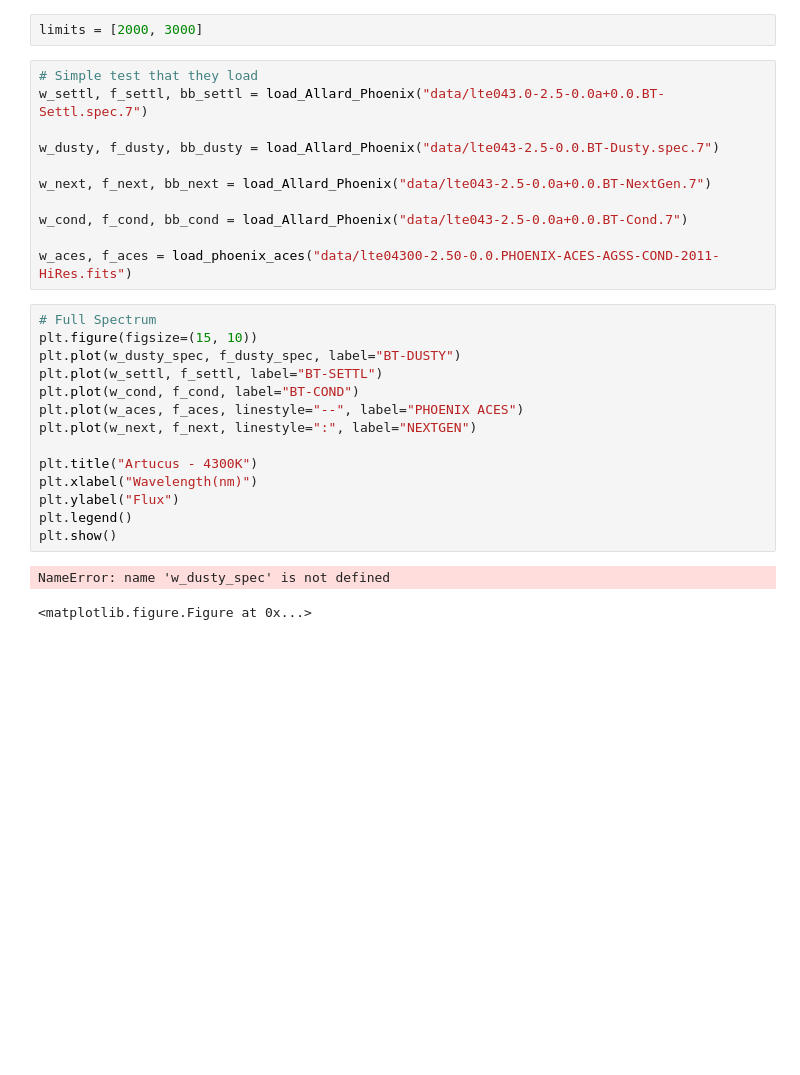
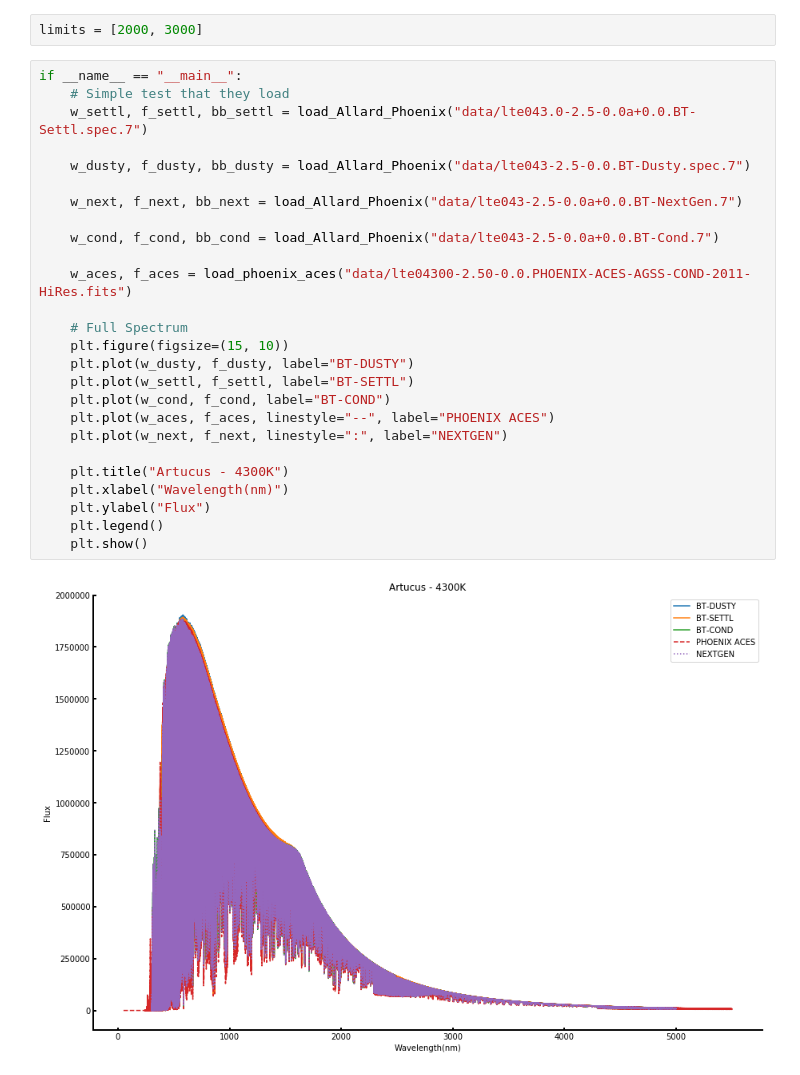
Before and after one commit to jason-neal/phoenix_notes, a Jupyter notebook: loading_phoenix.ipynb, the cells around one changed output. Saved outputs shown, nothing was run; the diff lists cells and outputs as text; blank space fills up the shorter version.

```diff
--- a/loading_phoenix.ipynb
+++ b/loading_phoenix.ipynb
@@ -139,32 +142,32 @@ As we are mostly interested in the NIR I will limit the synthetic models to 1000
 # %%
 limits = [2000, 3000]
 # %%
-# Simple test that they load
-w_settl, f_settl, bb_settl = load_Allard_Phoenix("data/lte043.0-2.5-0.0a+0.0.BT-Settl.spec.7")
+if __name__ == "__main__":
+    # Simple test that they load
+    w_settl, f_settl, bb_settl = load_Allard_Phoenix("data/lte043.0-2.5-0.0a+0.0.BT-Settl.spec.7")
 
-w_dusty, f_dusty, bb_dusty = load_Allard_Phoenix("data/lte043-2.5-0.0.BT-Dusty.spec.7")
+    w_dusty, f_dusty, bb_dusty = load_Allard_Phoenix("data/lte043-2.5-0.0.BT-Dusty.spec.7")
 
-w_next, f_next, bb_next = load_Allard_Phoenix("data/lte043-2.5-0.0a+0.0.BT-NextGen.7")
+    w_next, f_next, bb_next = load_Allard_Phoenix("data/lte043-2.5-0.0a+0.0.BT-NextGen.7")
 
-w_cond, f_cond, bb_cond = load_Allard_Phoenix("data/lte043-2.5-0.0a+0.0.BT-Cond.7")
+    w_cond, f_cond, bb_cond = load_Allard_Phoenix("data/lte043-2.5-0.0a+0.0.BT-Cond.7")
 
-w_aces, f_aces = load_phoenix_aces("data/lte04300-2.50-0.0.PHOENIX-ACES-AGSS-COND-2011-HiRes.fits")
+    w_aces, f_aces = load_phoenix_aces("data/lte04300-2.50-0.0.PHOENIX-ACES-AGSS-COND-2011-HiRes.fits")
+
+    # Full Spectrum
+    plt.figure(figsize=(15, 10))
+    plt.plot(w_dusty, f_dusty, label="BT-DUSTY")
+    plt.plot(w_settl, f_settl, label="BT-SETTL")
+    plt.plot(w_cond, f_cond, label="BT-COND")
+    plt.plot(w_aces, f_aces, linestyle="--", label="PHOENIX ACES")
+    plt.plot(w_next, f_next, linestyle=":", label="NEXTGEN")
+
+    plt.title("Artucus - 4300K")
+    plt.xlabel("Wavelength(nm)")
+    plt.ylabel("Flux")
+    plt.legend()
+    plt.show()
+# %% [output]
+[figure, added]
-# %%
-# Full Spectrum
-plt.figure(figsize=(15, 10))
-plt.plot(w_dusty_spec, f_dusty_spec, label="BT-DUSTY")
-plt.plot(w_settl, f_settl, label="BT-SETTL")
-plt.plot(w_cond, f_cond, label="BT-COND")
-plt.plot(w_aces, f_aces, linestyle="--", label="PHOENIX ACES")
-plt.plot(w_next, f_next, linestyle=":", label="NEXTGEN")
-
-plt.title("Artucus - 4300K")
-plt.xlabel("Wavelength(nm)")
-plt.ylabel("Flux")
-plt.legend()
-plt.show()
-# %% [output]
-NameError: name 'w_dusty_spec' is not defined
-<matplotlib.figure.Figure at 0x...>
 # %%
 # Test PyAstronomy loader function compared to mine.
```
Also changed, not shown: parts of 2 cells of this notebook, 2 other files.
